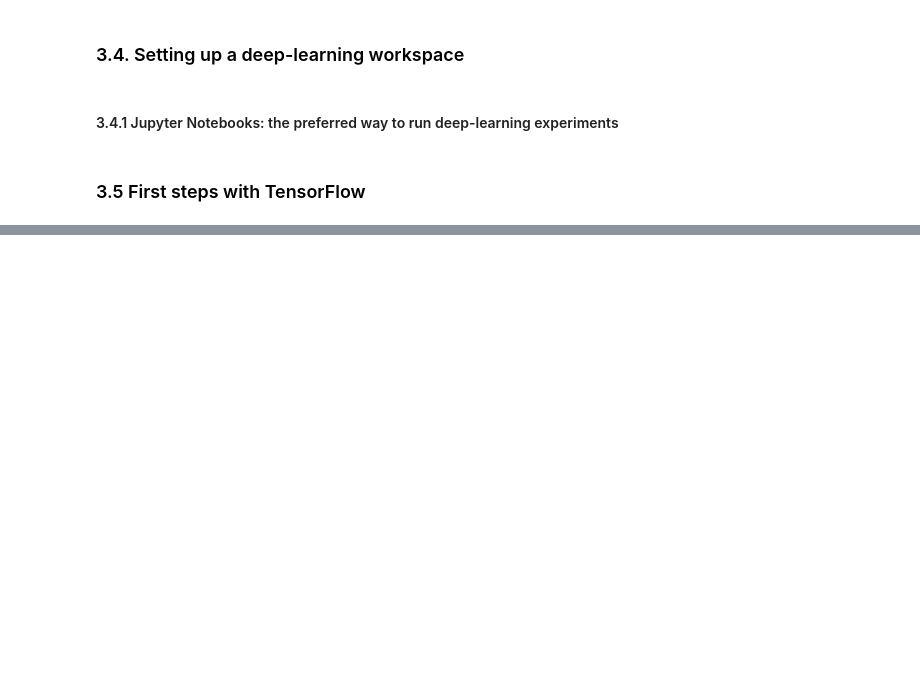
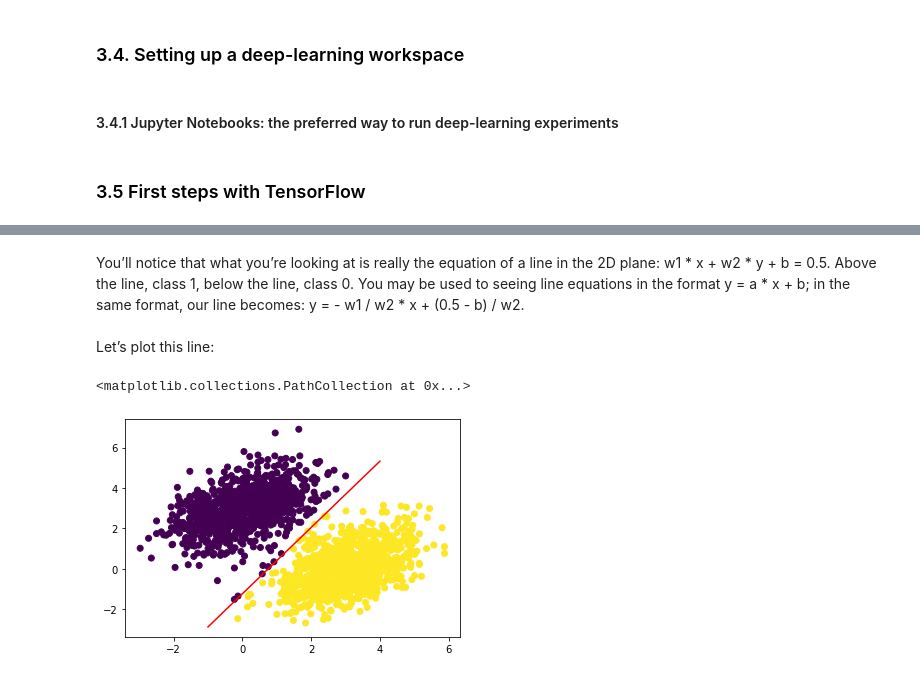
Before and after one commit to InfiniteCuriosity/Deep_Learning_with_Python, a Jupyter notebook: 3. Introductoin to Keras and TensorFlow.ipynb, the cells around one changed output, grey strips where cells are left out. Cells and saved outputs as stored; diff of their text form; code cells hidden in the pictures; blank space fills up the shorter version.

```diff
--- a/3. Introductoin to Keras and TensorFlow.ipynb
+++ b/3. Introductoin to Keras and TensorFlow.ipynb
@@ -30,0 +308,12 @@ First, low-level tensor manipulation—the infrastructure that underlies all mod
+# %% [markdown]
+You’ll notice that what you’re looking at is really the equation of a line in the 2D plane: w1 * x + w2 * y + b = 0.5. Above the line, class 1, below the line, class 0. You may be used to seeing line equations in
+the format y = a * x + b; in the same format, our line becomes: y = - w1 / w2 * x + (0.5 - b) / w2.<br><br>
+Let’s plot this line:
+# %%
+x = np.linspace(-1, 4, 100)
+y = - W[0] / W[1] * x + (0.5 - b) / W[1]
+plt.plot(x, y, "-r")
+plt.scatter(inputs[:,0], inputs[:,1], c = predictions[:,0] > 0.5)
+# %% [output]
+<matplotlib.collections.PathCollection at 0x...>
+[figure, added]
```
Also changed, not shown: parts of 50 cells of this notebook.
